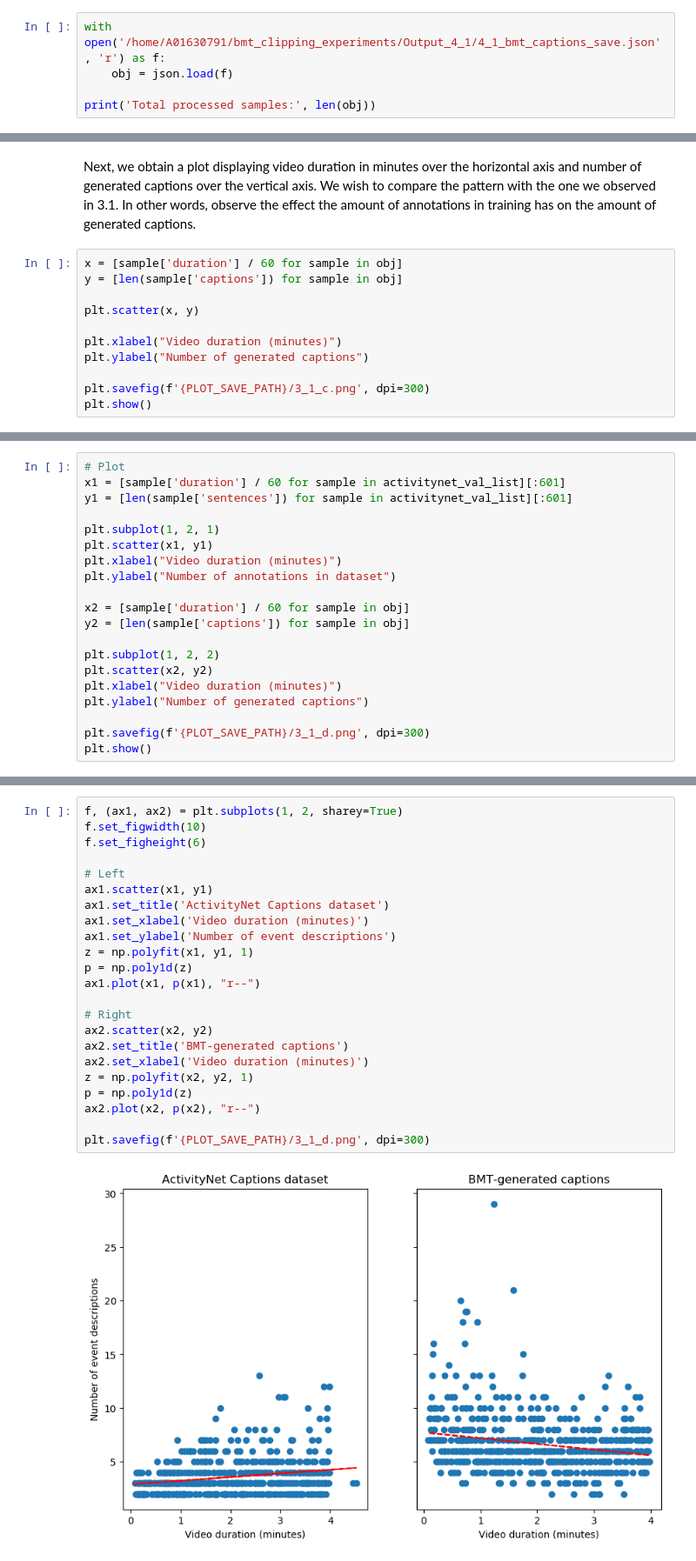
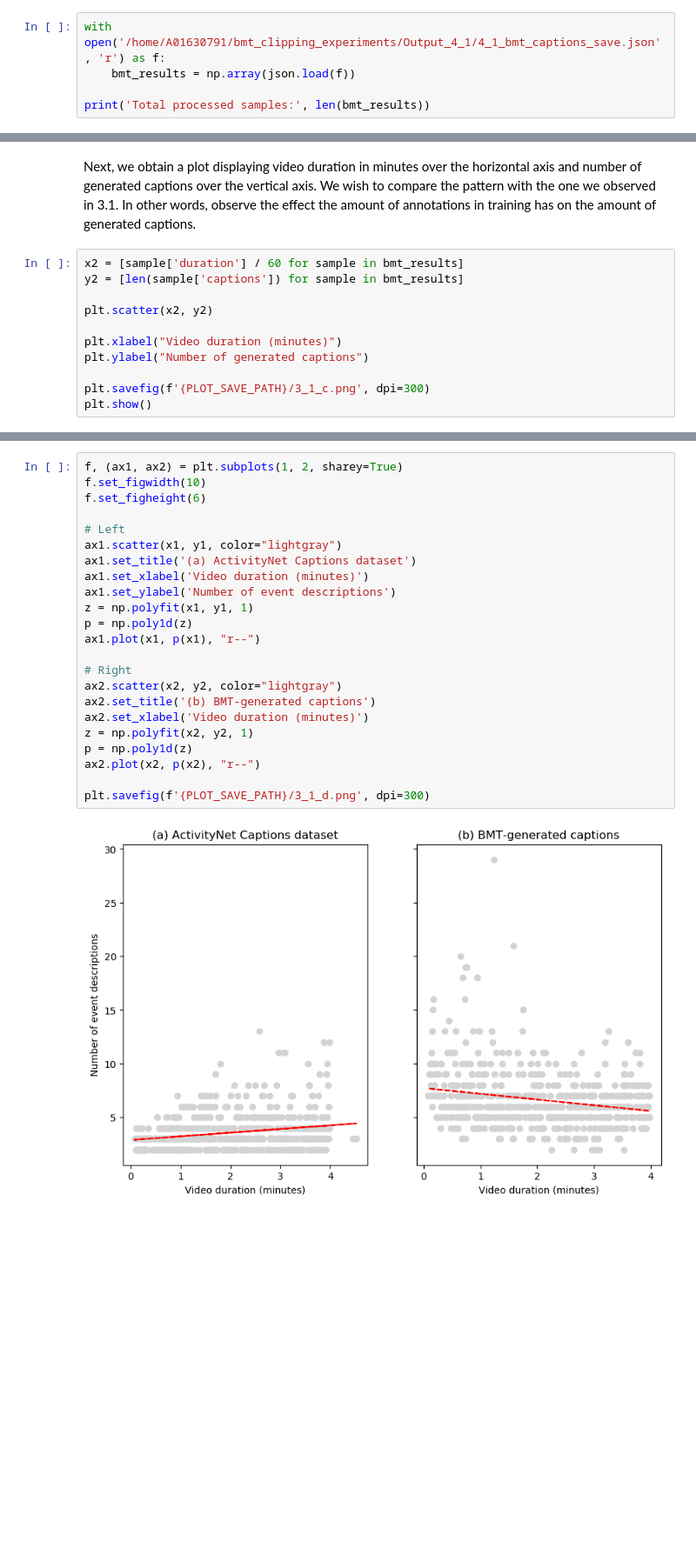
Before and after one commit to oscarmires/BMT, a Jupyter notebook: clipping_experiments/4_1_Short_Unclipped.ipynb, the cells around one changed output, grey strips where cells are left out. Shown at 87% size. Cells and saved outputs as stored; diff of their text form; blank space fills up the shorter version.

```diff
--- a/clipping_experiments/4_1_Short_Unclipped.ipynb
+++ b/clipping_experiments/4_1_Short_Unclipped.ipynb
@@ -318,18 +319,18 @@ print('YouTube not found videos:', len(exec_md['not_found_videos']))
 To analyze the results, open the output file from last job in the next cell.
 # %%
 with open('/home/A01630791/bmt_clipping_experiments/Output_4_1/4_1_bmt_captions_save.json', 'r') as f:
-    obj = json.load(f)
+    bmt_results = np.array(json.load(f))
 
-print('Total processed samples:', len(obj))
+print('Total processed samples:', len(bmt_results))
 # %% [output]
 Total processed samples: 601
 # %% [markdown]
 Next, we obtain a plot displaying video duration in minutes over the horizontal axis and number of generated captions over the vertical axis. We wish to compare the pattern with the one we observed in 3.1. In other words, observe the effect the amount of annotations in training has on the amount of generated captions.
 # %%
-x = [sample['duration'] / 60 for sample in obj]
-y = [len(sample['captions']) for sample in obj]
+x2 = [sample['duration'] / 60 for sample in bmt_results]
+y2 = [len(sample['captions']) for sample in bmt_results]
 
-plt.scatter(x, y)
+plt.scatter(x2, y2)
 
 plt.xlabel("Video duration (minutes)")
 plt.ylabel("Number of generated captions")
@@ -343,20 +343,0 @@ We don't recognize the same pattern we had in 3.1, where longer videos had a ten
-# %%
-# Plot
-x1 = [sample['duration'] / 60 for sample in activitynet_val_list][:601]
-y1 = [len(sample['sentences']) for sample in activitynet_val_list][:601]
-
-plt.subplot(1, 2, 1)
-plt.scatter(x1, y1)
-plt.xlabel("Video duration (minutes)")
-plt.ylabel("Number of annotations in dataset")
-
-x2 = [sample['duration'] / 60 for sample in obj]
-y2 = [len(sample['captions']) for sample in obj]
-
-plt.subplot(1, 2, 2)
-plt.scatter(x2, y2)
-plt.xlabel("Video duration (minutes)")
-plt.ylabel("Number of generated captions")
-
-plt.savefig(f'{PLOT_SAVE_PATH}/3_1_d.png', dpi=300)
-plt.show()
@@ -365,25 +344,25 @@ plt.show()
 # %%
 f, (ax1, ax2) = plt.subplots(1, 2, sharey=True)
 f.set_figwidth(10)
 f.set_figheight(6)
 
 # Left
-ax1.scatter(x1, y1)
-ax1.set_title('ActivityNet Captions dataset')
+ax1.scatter(x1, y1, color="lightgray")
+ax1.set_title('(a) ActivityNet Captions dataset')
 ax1.set_xlabel('Video duration (minutes)')
 ax1.set_ylabel('Number of event descriptions')
 z = np.polyfit(x1, y1, 1)
 p = np.poly1d(z)
 ax1.plot(x1, p(x1), "r--")
 
 # Right
-ax2.scatter(x2, y2)
-ax2.set_title('BMT-generated captions')
+ax2.scatter(x2, y2, color="lightgray")
+ax2.set_title('(b) BMT-generated captions')
 ax2.set_xlabel('Video duration (minutes)')
 z = np.polyfit(x2, y2, 1)
 p = np.poly1d(z)
 ax2.plot(x2, p(x2), "r--")
 
 plt.savefig(f'{PLOT_SAVE_PATH}/3_1_d.png', dpi=300)
 # %% [output]
-[figure, old version]
+[figure, new version]
```
Also changed, not shown: parts of 17 cells of this notebook.
